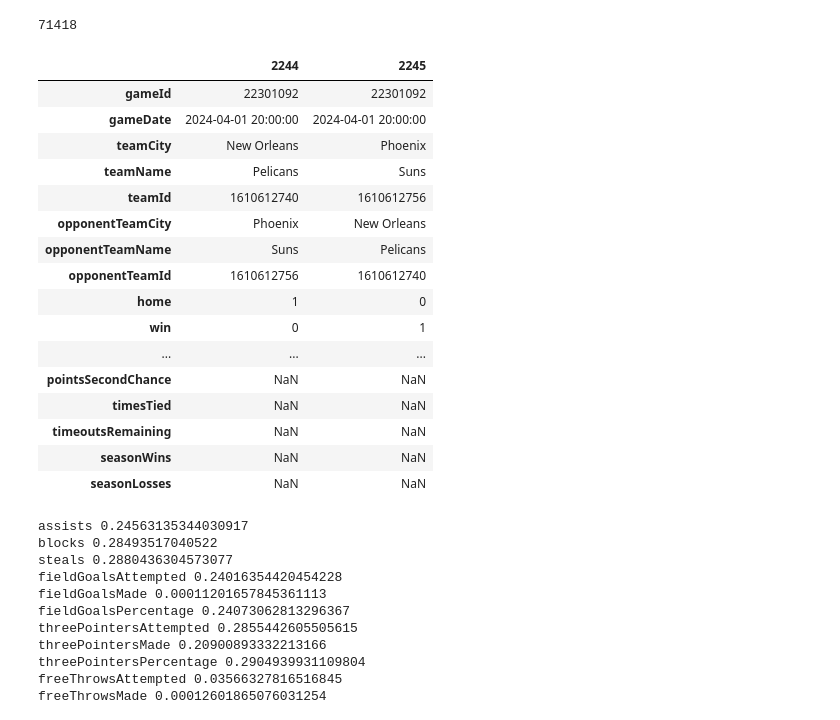
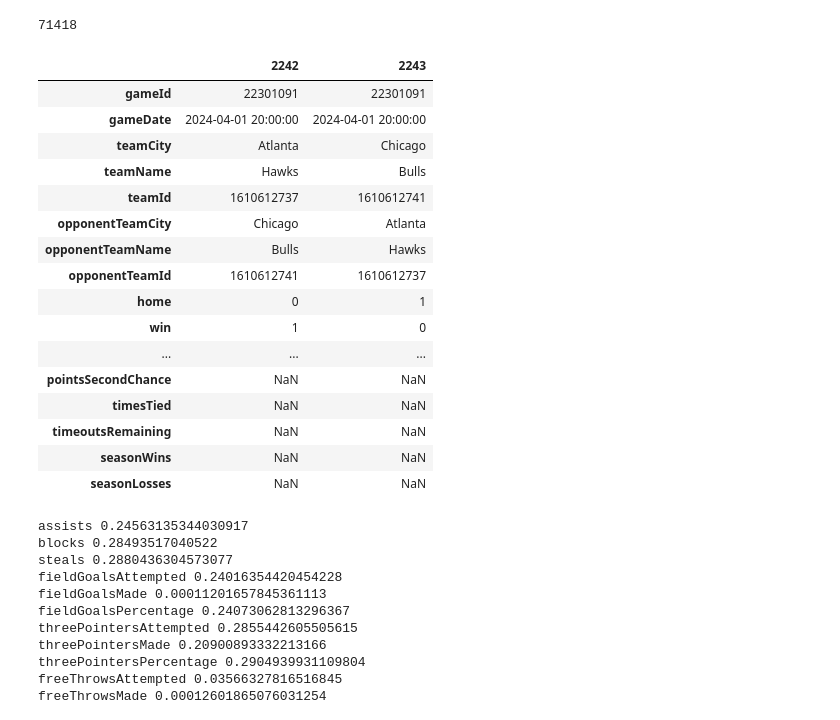
Before and after one commit to pshukl21/CollabProject, a Jupyter notebook: nbaModel.ipynb, the cells around one changed output. Saved outputs shown, nothing was run; the diff lists cells and outputs as text; code cells hidden in the pictures.

```diff
--- a/nbaModel.ipynb
+++ b/nbaModel.ipynb
@@ -133,19 +133,19 @@ df_teams.gameId.unique().shape[0] # number of games
 71418
 # %%
 # checking what is redundant across rows of same game
-df_teams.loc[2244:2245,].T # we should check for NaNs
+df_teams.loc[2242:2243,].T # we should check for NaNs
 # %% [output]
-|  | 2244 | 2245 |
-| gameId | 22301092 | 22301092 |
+|  | 2242 | 2243 |
+| gameId | 22301091 | 22301091 |
 | gameDate | 2024-04-01 20:00:00 | 2024-04-01 20:00:00 |
-| teamCity | New Orleans | Phoenix |
-| teamName | Pelicans | Suns |
-| teamId | 1610612740 | 1610612756 |
-| opponentTeamCity | Phoenix | New Orleans |
-| opponentTeamName | Suns | Pelicans |
-| opponentTeamId | 1610612756 | 1610612740 |
-| home | 1 | 0 |
-| win | 0 | 1 |
+| teamCity | Atlanta | Chicago |
+| teamName | Hawks | Bulls |
+| teamId | 1610612737 | 1610612741 |
+| opponentTeamCity | Chicago | Atlanta |
+| opponentTeamName | Bulls | Hawks |
+| opponentTeamId | 1610612741 | 1610612737 |
+| home | 0 | 1 |
+| win | 1 | 0 |
 | ... | ... | ... |
 | pointsSecondChance | NaN | NaN |
 | timesTied | NaN | NaN |
```
Also changed, not shown: parts of 7 cells of this notebook.
